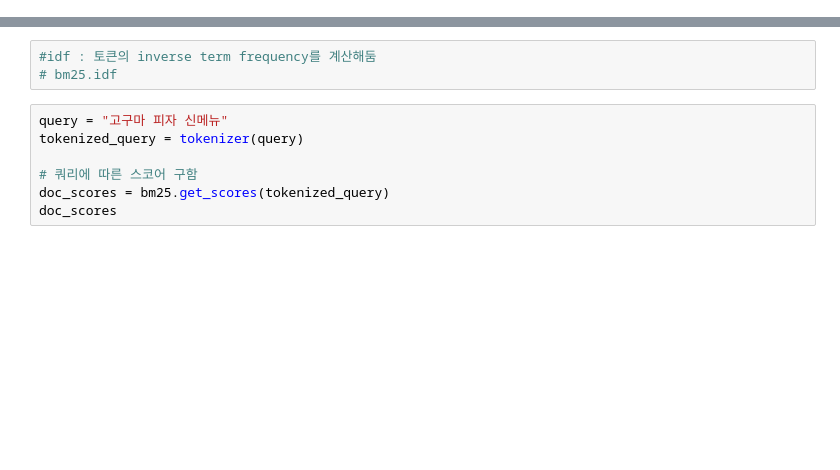
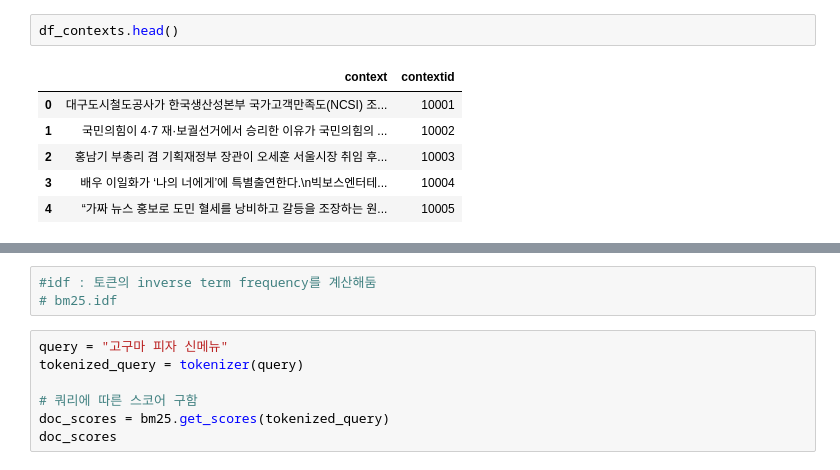
Before and after one commit to kobongsoo/BERT, a Jupyter notebook: embedding_sample/faiss/bm25-test.ipynb, the cells around one changed output, grey strips where cells are left out. Saved outputs shown, nothing was run; the diff lists cells and outputs as text; blank space fills up the shorter version.

```diff
--- a/embedding_sample/faiss/bm25-test.ipynb
+++ b/embedding_sample/faiss/bm25-test.ipynb
@@ -0,0 +15,9 @@
+# %%
+df_contexts.head()
+# %% [output]
+|  | context | contextid |
+| 0 | 대구도시철도공사가 한국생산성본부 국가고객만족도(NCSI) 조... | 10001 |
+| 1 | 국민의힘이 4·7 재·보궐선거에서 승리한 이유가 국민의힘의 ... | 10002 |
+| 2 | 홍남기 부총리 겸 기획재정부 장관이 오세훈 서울시장 취임 후... | 10003 |
+| 3 | 배우 이일화가 ‘나의 너에게’에 특별출연한다.\n빅보스엔터테... | 10004 |
+| 4 | “가짜 뉴스 홍보로 도민 혈세를 낭비하고 갈등을 조장하는 원... | 10005 |
```
Also changed, not shown: parts of 6 cells of this notebook, 6 other files.
